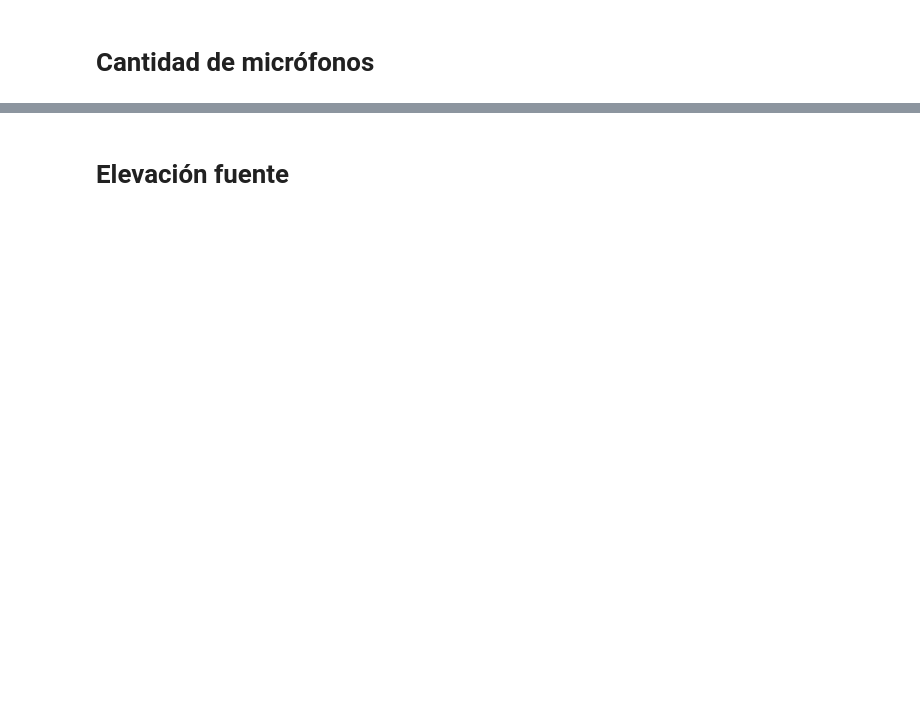
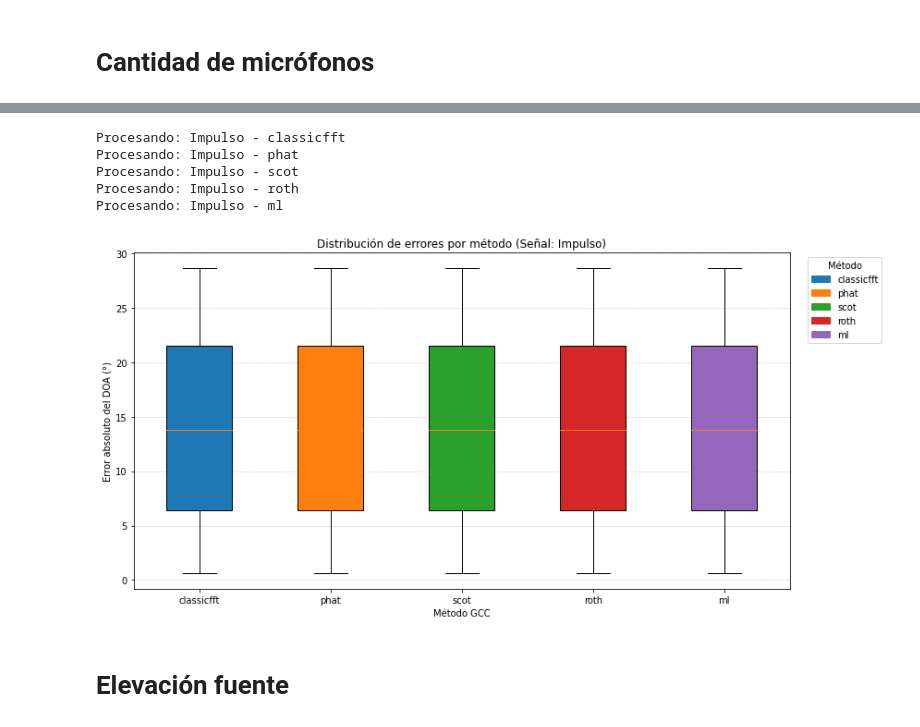
Before and after one commit to MathiasToval/PDS, a Jupyter notebook: Pruebas Pasque.ipynb, the cells around one changed output, grey strips where cells are left out. Cells and saved outputs as stored; diff of their text form; code cells hidden in the pictures; blank space fills up the shorter version.

```diff
--- a/Pruebas Pasque.ipynb
+++ b/Pruebas Pasque.ipynb
@@ -577,3 +689,73 @@ Running method: classicfft
+# %%
+# Señal a usar (solo impulso)
+signal_file = "imp.wav"
+signal_label = "Impulso"
+
+# Métodos a usar
+methods = [
+    "classicfft",
+    "phat", "scot", "roth",
+    "ml"
+]
+
+# Diccionario para guardar resultados
+results = {}
+
+# Recolectar errores
+all_errors = []
+for method in methods:
+    print(f"Procesando: {signal_label} - {method}")
+    try:
+        x, y = doa.full_doa_pipeline(
+            "variacion_mic_amount.json",
+            f"Audios/{signal_file}",
+            method=method,
+            variable_param="mic_amount",
+            return_error=True
+        )
+        all_errors.append(y)  # y es la lista de errores individuales
+    except Exception as e:
+        print(f"Error con {signal_label} - {method}: {e}")
+        all_errors.append([np.nan])
+
+results[signal_label] = all_errors
+
+# Graficar boxplot
+
+plt.figure(figsize=(12, 6))
+
+data = results[signal_label]
+positions = np.arange(len(methods))
+colors = ['#1f77b4', '#ff7f0e', '#2ca02c', '#d62728', '#9467bd']
+method_patches = []
+
+# Crear boxplot
+box = plt.boxplot(data, positions=positions, widths=0.5, patch_artist=True, showfliers=True)
+
+# Colorear cada método distinto
+for patch, color in zip(box['boxes'], colors):
+    patch.set_facecolor(color)
+
+# Leyenda
+for i, method in enumerate(methods):
+    method_patches.append(mpatches.Patch(color=colors[i], label=method))
+
+plt.xticks(positions, methods, rotation=0)
+plt.xlabel("Método GCC")
+plt.ylabel("Error absoluto del DOA (°)")
+plt.title("Distribución de errores por método (Señal: Impulso)")
+plt.grid(True, axis='y', linestyle='--', alpha=0.5)
+plt.legend(handles=method_patches, title="Método", bbox_to_anchor=(1.02, 1), loc='upper left')
+plt.tight_layout()
+plt.savefig("Boxplot_mic_amount.png", dpi=300, bbox_inches='tight')
+plt.show()
+# %% [output]
+Procesando: Impulso - classicfft
+Procesando: Impulso - phat
+Procesando: Impulso - scot
+Procesando: Impulso - roth
+Procesando: Impulso - ml
+[figure, added]
 # %% [markdown]
 # Elevación fuente
 # %%
```
Also changed, not shown: parts of 17 cells of this notebook, 10 other files.
